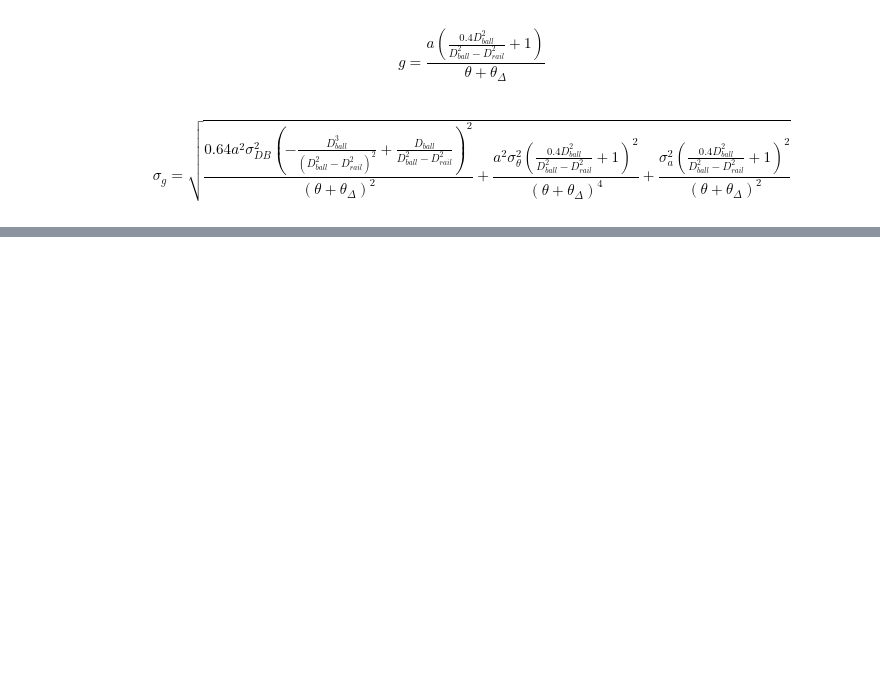
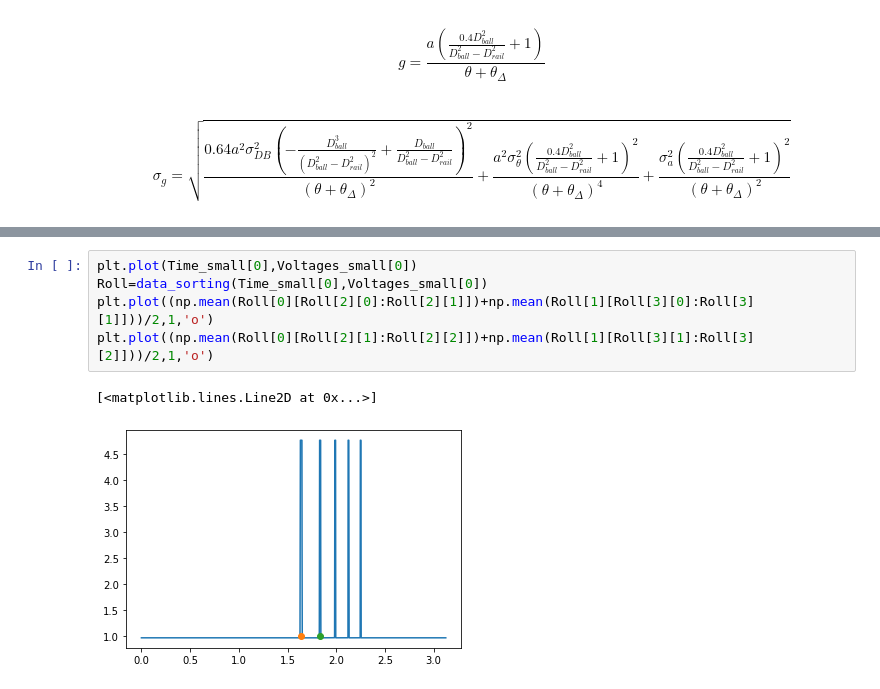
Before and after one commit to Shadesfear/appstat, a Jupyter notebook: scripts/Rolling_ball.ipynb, the cells around one changed output, grey strips where cells are left out. Drawn from its saved outputs; the diff is of its cells as text; blank space fills up the shorter version.

```diff
--- a/scripts/Rolling_ball.ipynb
+++ b/scripts/Rolling_ball.ipynb
@@ -188,0 +201,8 @@ $$q_0 = (15.13747549341181 \pm 0.9513418036470506)\,\mathrm{m/s^2}$$
+# %%
+plt.plot(Time_small[0],Voltages_small[0])
+Roll=data_sorting(Time_small[0],Voltages_small[0])
+plt.plot((np.mean(Roll[0][Roll[2][0]:Roll[2][1]])+np.mean(Roll[1][Roll[3][0]:Roll[3][1]]))/2,1,'o')
+plt.plot((np.mean(Roll[0][Roll[2][1]:Roll[2][2]])+np.mean(Roll[1][Roll[3][1]:Roll[3][2]]))/2,1,'o')
+# %% [output]
+[<matplotlib.lines.Line2D at 0x...>]
+[figure, added]
```
Also changed, not shown: parts of 24 cells of this notebook, 1 other file.
